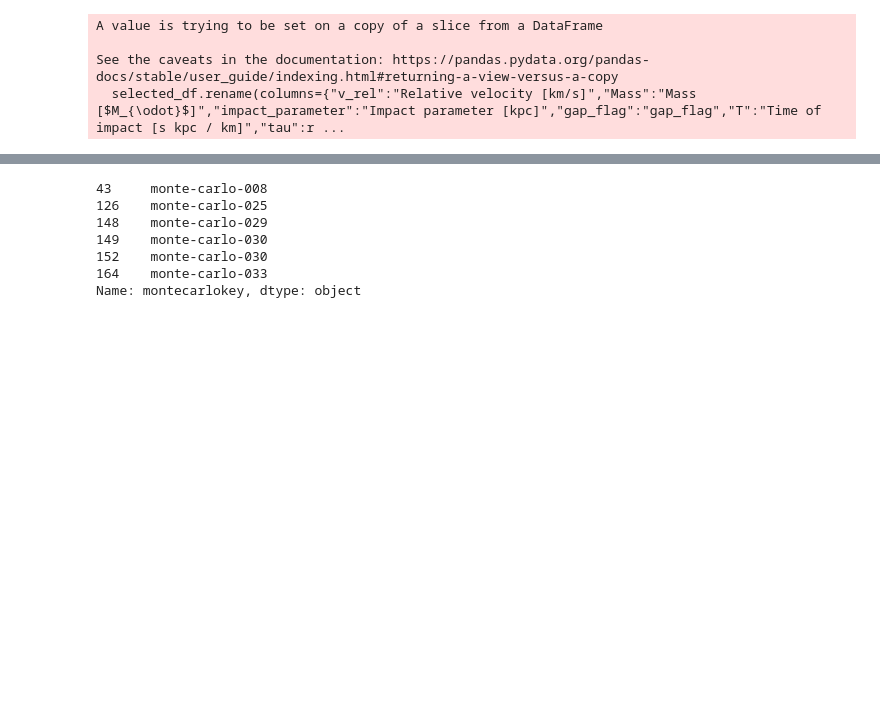
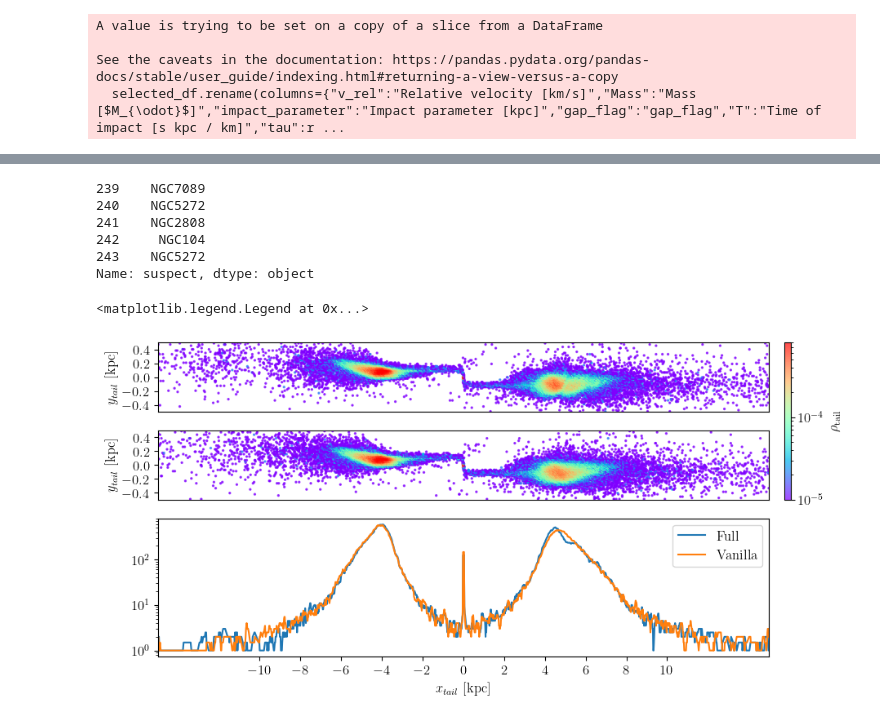
Before and after one commit to salvatore-ferrone/stream_analysis, a Jupyter notebook: figures/impact_statistics.ipynb, the cells around one changed output, grey strips where cells are left out. Cells and saved outputs as stored; diff of their text form; code cells hidden in the pictures; blank space fills up the shorter version.

```diff
--- a/figures/impact_statistics.ipynb
+++ b/figures/impact_statistics.ipynb
@@ -196,10 +186,0 @@ Name: 114, dtype: object
-# %%
-results['montecarlokey'][np.logical_and(criteria1,gap_flag)]
-# %% [output]
-43     monte-carlo-008
-126    monte-carlo-025
-148    monte-carlo-029
-149    monte-carlo-030
-152    monte-carlo-030
-164    monte-carlo-033
-Name: montecarlokey, dtype: object
@@ -205,0 +217,27 @@ Name: montecarlokey, dtype: object
+# %%
+xlims=[-15,15]
+ylims=[-0.5,0.5]
+X,Y,H=sa.plotters.binned_density.short_cut(NP,xt,yt,xlims,ylims)
+H=H/NP
+# %%
+XV,YV,HV=sa.plotters.binned_density.short_cut(NP,xtV,ytV,xlims,ylims)
+HV=HV/NP
+# %%
+x0,c0=   sa.density_profile_gap_detections.get_profile(xt,yt,NP,xlims,ylims)
+xV,cV=   sa.density_profile_gap_detections.get_profile(xtV,ytV,NP,xlims,ylims)
+# %%
+box_length=3
+N_APPlY=1
+do_cross_correlation=True
+XX,c00,cVV=sa.density_profile_gap_detections.clean_up_stream_profiles(x0,c0,cV,box_length,N_APPlY,do_cross_correlation)
+# %%
+results['montecarlokey']==montecarlokey
+results['suspect'][results['montecarlokey']==montecarlokey]
+# results['gap_flag'][results['montecarlokey']==montecarlokey]
+# %% [output]
+239    NGC7089
+240    NGC5272
+241    NGC2808
+242     NGC104
+243    NGC5272
+Name: suspect, dtype: object
@@ -205,0 +277,22 @@ Name: montecarlokey, dtype: object
+# %%
+fig=plt.figure(figsize=(10,5))
+gs = gridspec.GridSpec(3, 2, width_ratios=[1, 0.01],height_ratios=[1,1,2],wspace=0.05)
+cbar=fig.add_subplot(gs[0:2,1])
+axis0=fig.add_subplot(gs[0,0])
+axis1=fig.add_subplot(gs[1,0])
+axis2=fig.add_subplot(gs[2,0])
+im = axis0.scatter(X,Y,c=H,**normalScatterProperties)
+axis1.scatter(XV,YV,c=HV,**normalScatterProperties)
+cbar = plt.colorbar(im, cax=cbar)
+cbar.set_label(cbarlabel)
+
+axis2.plot(XX,c00,label="Full")
+axis2.plot(XX,cVV,label="Vanilla")
+axis0.set(**AXIS0);
+axis1.set(**AXIS1);
+axis2.set(**AXIS2);
+axis2.legend()
+# im=axis.scatter(X,Y,c=H,s=2,alpha=0.5,norm=mcolors.LogNorm(vmin=1/NP,vmax=1e2/NP))
+# %% [output]
+<matplotlib.legend.Legend at 0x...>
+[figure, added]
```
Also changed, not shown: parts of 16 cells of this notebook, 20 other files.
